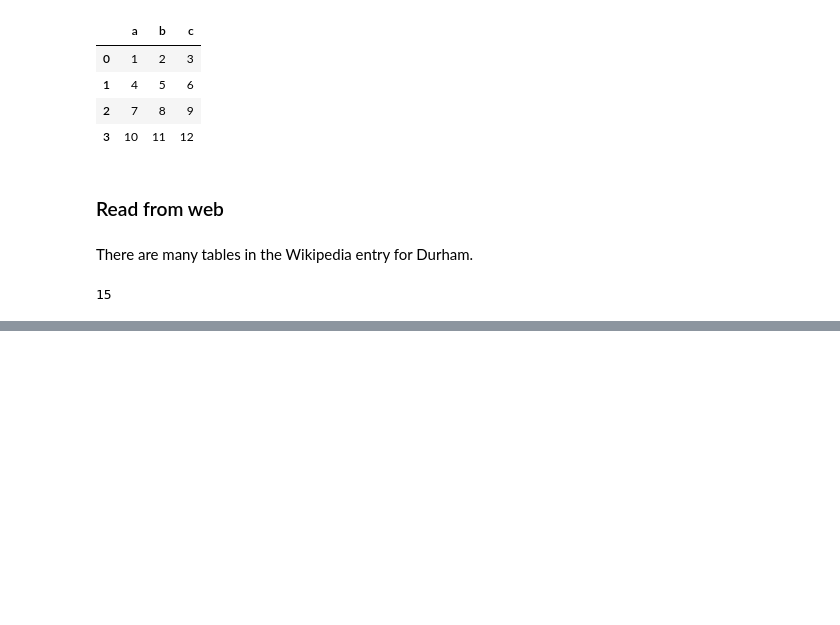
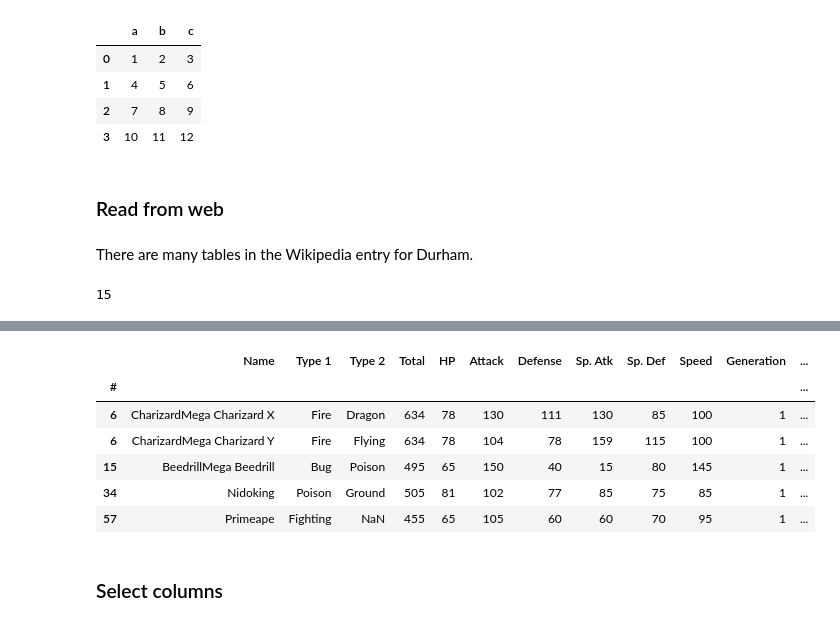
Before and after one commit to cliburn/learn-python-stats, a Jupyter notebook: Lesson04.ipynb, the cells around one changed output, grey strips where cells are left out. Saved outputs shown, nothing was run; the diff lists cells and outputs as text; code cells hidden in the pictures; blank space fills up the shorter version.

```diff
--- a/Lesson04.ipynb
+++ b/Lesson04.ipynb
@@ -148,0 +232,12 @@ dfs[4]
+# %%
+df.query('Attack > 100 and Attack > Defense').head()
+# %% [output]
+|  | Name | Type 1 | Type 2 | Total | HP | Attack | Defense | Sp. Atk | Sp. Def | Speed | Generation | ... |
+| # |  |  |  |  |  |  |  |  |  |  |  | ... |
+| 6 | CharizardMega Charizard X | Fire | Dragon | 634 | 78 | 130 | 111 | 130 | 85 | 100 | 1 | ... |
+| 6 | CharizardMega Charizard Y | Fire | Flying | 634 | 78 | 104 | 78 | 159 | 115 | 100 | 1 | ... |
+| 15 | BeedrillMega Beedrill | Bug | Poison | 495 | 65 | 150 | 40 | 15 | 80 | 145 | 1 | ... |
+| 34 | Nidoking | Poison | Ground | 505 | 81 | 102 | 77 | 85 | 75 | 85 | 1 | ... |
+| 57 | Primeape | Fighting | NaN | 455 | 65 | 105 | 60 | 60 | 70 | 95 | 1 | ... |
+# %% [markdown]
+### Select columns
```
Also changed, not shown: parts of 52 cells of this notebook.
